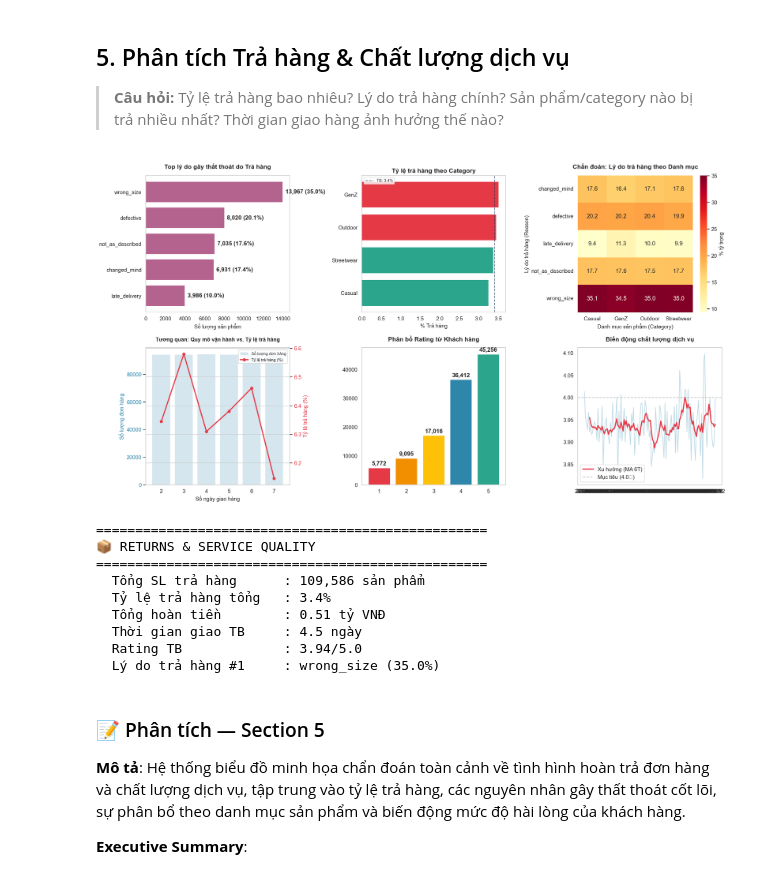
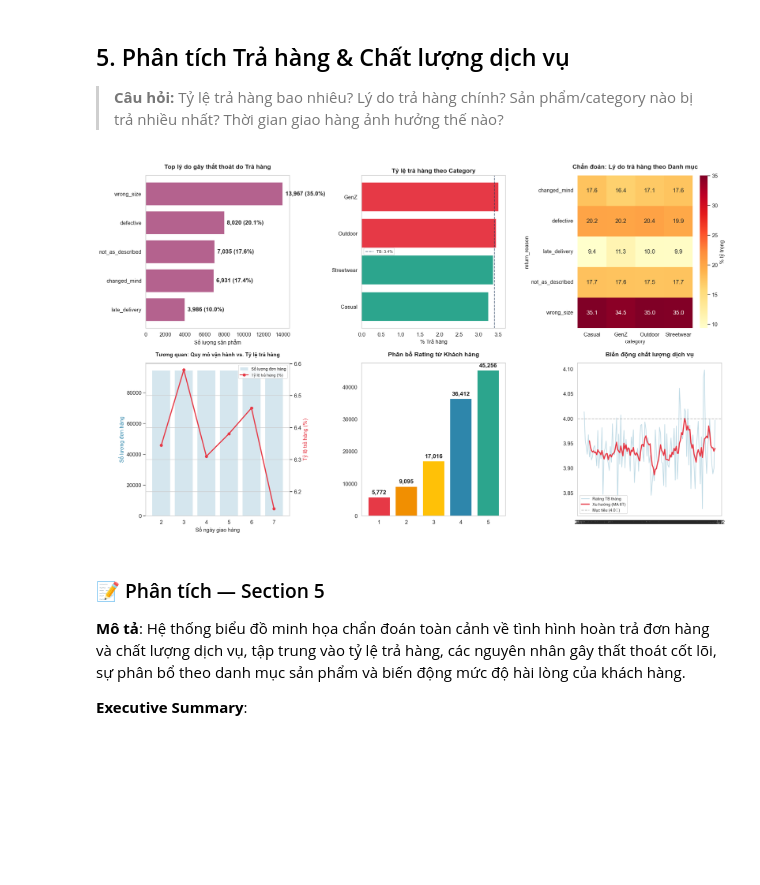
Before and after one commit to trieutienthanh284/Datathon2026, a Jupyter notebook: P2_EDA_Visualization.ipynb, the cells around one changed output. Saved outputs shown, nothing was run; the diff lists cells and outputs as text; code cells hidden in the pictures; blank space fills up the shorter version.

Commit message:
EDA & Visualization

```diff
--- a/P2_EDA_Visualization.ipynb
+++ b/P2_EDA_Visualization.ipynb
@@ -546,21 +546,38 @@ print(f"  Mức giảm giá median    : {promo_items['discount_pct'].median():.1
 
 > **Câu hỏi:** Tỷ lệ trả hàng bao nhiêu? Lý do trả hàng chính? Sản phẩm/category nào bị trả nhiều nhất? Thời gian giao hàng ảnh hưởng thế nào?
 # %%
-# 1. Returns analysis
+# 1. Returns & Products analysis
 returns_detail = returns.merge(products[['product_id', 'category', 'segment', 'price']], on='product_id', how='left')
 returns_detail = returns_detail.merge(orders[['order_id', 'order_date']], on='order_id', how='left')
 
-# 2. Shipment analysis
+# 2. Shipment analysis & bucket_stats calculation
 ship_detail = shipments.copy()
 ship_detail['delivery_days'] = (ship_detail['delivery_date'] - ship_detail['ship_date']).dt.days
 
-# --- TÍNH TOÁN CÁC BIẾN CHO SUMMARY (Sửa lỗi NameError) ---
+# Tính toán bucket_stats cho CHART 4
+all_orders_ship = orders.merge(shipments[['order_id', 'ship_date', 'delivery_date']], on='order_id', how='inner')
+all_orders_ship['delivery_days'] = (all_orders_ship['delivery_date'] - all_orders_ship['ship_date']).dt.days
+
+returned_ids = set(returns['order_id'].unique())
+all_orders_ship['is_returned'] = all_orders_ship['order_id'].isin(returned_ids)
+
+bucket_stats = all_orders_ship.groupby('delivery_days').agg(
+    total_orders=('order_id', 'count'),
+    return_rate=('is_returned', 'mean')
+).reset_index()
+
+bucket_stats['return_rate'] *= 100
+
+bucket_stats = bucket_stats[bucket_stats['delivery_days'].between(0, 15)]
+bucket_stats.set_index('delivery_days', inplace=True)
+
+# 3. Các thông số phụ cho Summary
 avg_delivery = ship_detail['delivery_days'].mean()
 avg_rating = reviews['rating'].mean()
-reason_counts = returns_detail['return_reason'].value_counts() # Sắp xếp giảm dần mặc định
+reason_counts = returns_detail['return_reason'].value_counts()
 
-# 3. Khởi tạo Figure
-fig, axes = plt.subplots(2, 3, figsize=(20, 11))
+# --- KHỞI TẠO FIGURE ---
+fig, axes = plt.subplots(2, 3, figsize=(20, 12))
 for ax in axes.flat:
     ax.grid(False)
 
@@ -589,76 +606,45 @@ reason_cat_pivot = pd.crosstab(returns_detail['return_reason'], returns_detail['
 reason_cat_pct = reason_cat_pivot.div(reason_cat_pivot.sum(axis=0), axis=1) * 100
 sns.heatmap(reason_cat_pct, annot=True, fmt=".1f", cmap='YlOrRd', ax=axes[0,2], cbar_kws={'label': '% tỷ trọng'})
 axes[0,2].set_title('Chẩn đoán: Lý do trả hàng theo Danh mục', fontsize=14, fontweight='bold', pad=15)
-axes[0,2].set_xlabel('Danh mục sản phẩm (Category)')
-axes[0,2].set_ylabel('Lý do trả hàng (Reason)')
 
-# CHART 4: Return rate by delivery time
+# CHART 4: Return rate by delivery time (Đã sửa Legend và vị trí)
 ax1 = axes[1,0]
 ax2 = ax1.twinx()
-bar_plot = ax1.bar(bucket_stats.index.astype(str), bucket_stats['total_orders'],
-                   color=COLORS['primary'], alpha=0.2, label='Số lượng đơn hàng')
-
-line_plot = ax2.plot(bucket_stats.index.astype(str), bucket_stats['return_rate'],
-                     color=COLORS['danger'], marker='o', linewidth=2.5, label='Tỷ lệ trả hàng (%)')
+ax1.bar(bucket_stats.index.astype(str), bucket_stats['total_orders'], color=COLORS['primary'], alpha=0.2, label='Số lượng đơn hàng')
+ax2.plot(bucket_stats.index.astype(str), bucket_stats['return_rate'], color=COLORS['danger'], marker='o', linewidth=2.5, label='Tỷ lệ trả hàng (%)')
 
 ax1.set_title('Tương quan: Quy mô vận hành vs. Tỷ lệ trả hàng', fontsize=12, fontweight='bold', pad=15)
 ax1.set_xlabel('Số ngày giao hàng')
 ax1.set_ylabel('Số lượng đơn hàng', color=COLORS['primary'])
 ax2.set_ylabel('Tỷ lệ trả hàng (%)', color=COLORS['danger'])
 
+# Gộp legend sang bên phải
 lines1, labels1 = ax1.get_legend_handles_labels()
 lines2, labels2 = ax2.get_legend_handles_labels()
 ax1.legend(lines1 + lines2, labels1 + labels2, loc='upper right', fontsize=9, frameon=True)
-
-ax1.tick_params(axis='y', labelcolor=COLORS['primary'])
-ax2.tick_params(axis='y', labelcolor=COLORS['danger'])
 
 # CHART 5: Review rating distribution
 rating_dist = reviews['rating'].value_counts().sort_index()
 colors_rating = [COLORS['danger'], COLORS['accent'], COLORS['gold'], COLORS['primary'], COLORS['success']]
 bars = axes[1,1].bar(rating_dist.index, rating_dist.values, color=colors_rating, edgecolor='white')
 for bar in bars:
     axes[1,1].text(bar.get_x() + bar.get_width()/2., bar.get_height() + 1000, f'{bar.get_height():,}', ha='center', fontweight='bold')
 axes[1,1].set_title('Phân bổ Rating từ Khách hàng', fontsize=14, fontweight='bold', pad=15)
 
-# CHART 6: Rating trend
+# CHART 6: Rating trend (Đã sửa vị trí MA 6T)
 reviews['year_month'] = reviews['review_date'].dt.to_period('M')
 rating_trend = reviews.groupby('year_month')['rating'].mean()
-axes[1,2].plot(rating_trend.index.astype(str), rating_trend.values, color=COLORS['primary'], alpha=0.3)
+axes[1,2].plot(rating_trend.index.astype(str), rating_trend.values, color=COLORS['primary'], alpha=0.3, label='Rating TB tháng')
 rating_ma = rating_trend.rolling(6).mean()
 axes[1,2].plot(rating_trend.index.astype(str), rating_ma.values, color=COLORS['danger'], linewidth=2.5, label='Xu hướng (MA 6T)')
 axes[1,2].axhline(y=4.0, color='gray', linestyle='--', alpha=0.5, label='Mục tiêu (4.0⭐)')
 axes[1,2].set_title('Biến động chất lượng dịch vụ', fontsize=14, fontweight='bold', pad=15)
-axes[1,2].legend(loc='lower left')
+axes[1,2].legend(loc='lower left', fontsize=9)
 
 plt.tight_layout()
 plt.show()
-
-# --- PRINT SUMMARY ---
-total_returned = returns['return_quantity'].sum()
-total_sold = order_items['quantity'].sum()
-total_refund = returns['refund_amount'].sum()
-
-print(f"\n{'='*50}")
-print(f"📦 RETURNS & SERVICE QUALITY")
-print(f"{'='*50}")
-print(f"  Tổng SL trả hàng      : {total_returned:,} sản phẩm")
-print(f"  Tỷ lệ trả hàng tổng   : {total_returned/total_sold*100:.1f}%")
-print(f"  Tổng hoàn tiền        : {total_refund/1e9:.2f} tỷ VNĐ")
-print(f"  Thời gian giao TB     : {avg_delivery:.1f} ngày")
-print(f"  Rating TB             : {avg_rating:.2f}/5.0")
-print(f"  Lý do trả hàng #1     : {reason_counts.index[0]} ({reason_counts.iloc[0]/reason_counts.sum()*100:.1f}%)")
 # %% [output]
-[figure, old version]
+[figure, new version]
-==================================================
-📦 RETURNS & SERVICE QUALITY
-==================================================
-  Tổng SL trả hàng      : 109,586 sản phẩm
-  Tỷ lệ trả hàng tổng   : 3.4%
-  Tổng hoàn tiền        : 0.51 tỷ VNĐ
-  Thời gian giao TB     : 4.5 ngày
-  Rating TB             : 3.94/5.0
-  Lý do trả hàng #1     : wrong_size (35.0%)
 # %% [markdown]
 ### 📝 Phân tích — Section 5
 
```
Also changed, not shown: parts of 1 cell of this notebook.
